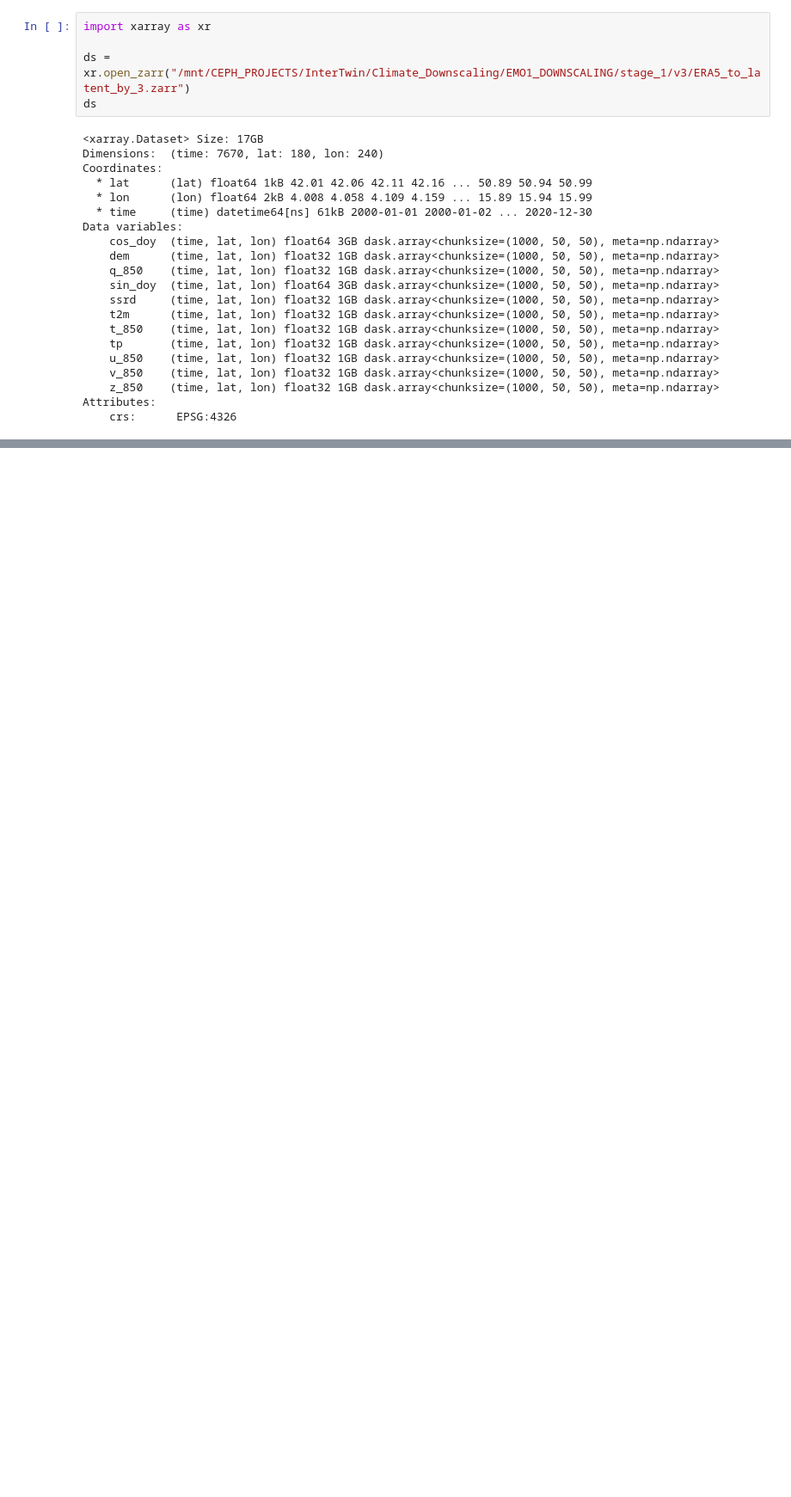
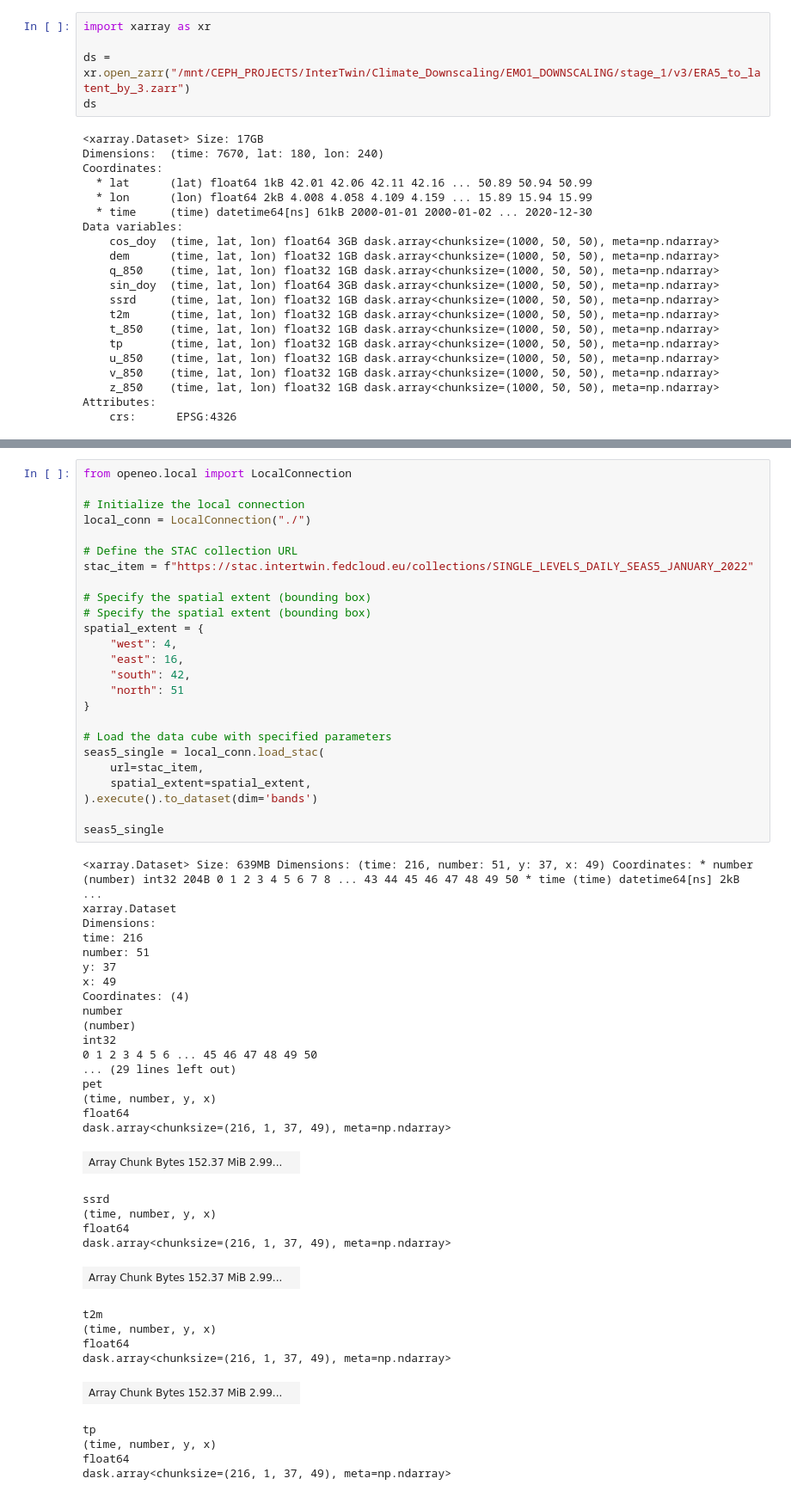
Before and after one commit to interTwin-eu/downScaleML, a Jupyter notebook: downscaleml/main/preprocessing/dem_reducer_SEAS5.ipynb, the cells around one changed output, grey strips where cells are left out. Shown at 86% size. Drawn from its saved outputs; the diff is of its cells as text; blank space fills up the shorter version.

```diff
--- a/downscaleml/main/preprocessing/dem_reducer_SEAS5.ipynb
+++ b/downscaleml/main/preprocessing/dem_reducer_SEAS5.ipynb
@@ -905,0 +935,58 @@ Attributes:
+# %%
+from openeo.local import LocalConnection
+
+# Initialize the local connection
+local_conn = LocalConnection("./")
+
+# Define the STAC collection URL
+stac_item = f"https://stac.intertwin.fedcloud.eu/collections/SINGLE_LEVELS_DAILY_SEAS5_JANUARY_2022"
+
+# Specify the spatial extent (bounding box)
+# Specify the spatial extent (bounding box)
+spatial_extent = {
+    "west": 4,
+    "east": 16,
+    "south": 42,
+    "north": 51
+}
+
+# Load the data cube with specified parameters
+seas5_single = local_conn.load_stac(
+    url=stac_item,
+    spatial_extent=spatial_extent,
+).execute().to_dataset(dim='bands')
+
+seas5_single
+# %% [output]
+<xarray.Dataset> Size: 639MB Dimensions: (time: 216, number: 51, y: 37, x: 49) Coordinates: * number (number) int32 204B 0 1 2 3 4 5 6 7 8 ... 43 44 45 46 47 48 49 50 * time (time) datetime64[ns] 2kB  ...
+xarray.Dataset
+Dimensions:
+time: 216
+number: 51
+y: 37
+x: 49
+Coordinates: (4)
+number
+(number)
+int32
+0 1 2 3 4 5 6 ... 45 46 47 48 49 50
+... (29 lines left out)
+pet
+(time, number, y, x)
+float64
+dask.array<chunksize=(216, 1, 37, 49), meta=np.ndarray>
+| Array Chunk Bytes 152.37 MiB 2.99... |  |
+ssrd
+(time, number, y, x)
+float64
+dask.array<chunksize=(216, 1, 37, 49), meta=np.ndarray>
+| Array Chunk Bytes 152.37 MiB 2.99... |  |
+t2m
+(time, number, y, x)
+float64
+dask.array<chunksize=(216, 1, 37, 49), meta=np.ndarray>
+| Array Chunk Bytes 152.37 MiB 2.99... |  |
+tp
+(time, number, y, x)
+float64
+dask.array<chunksize=(216, 1, 37, 49), meta=np.ndarray>
```
Also changed, not shown: parts of 9 cells of this notebook, 9 other files.
